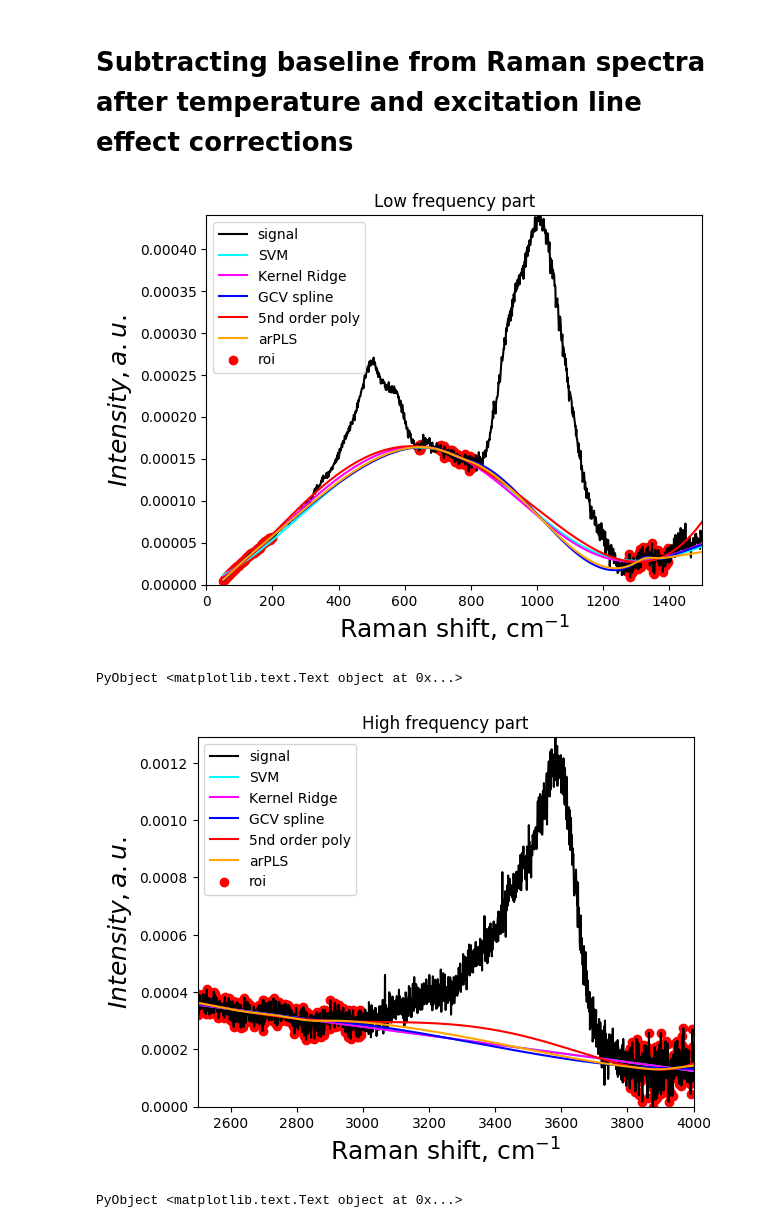
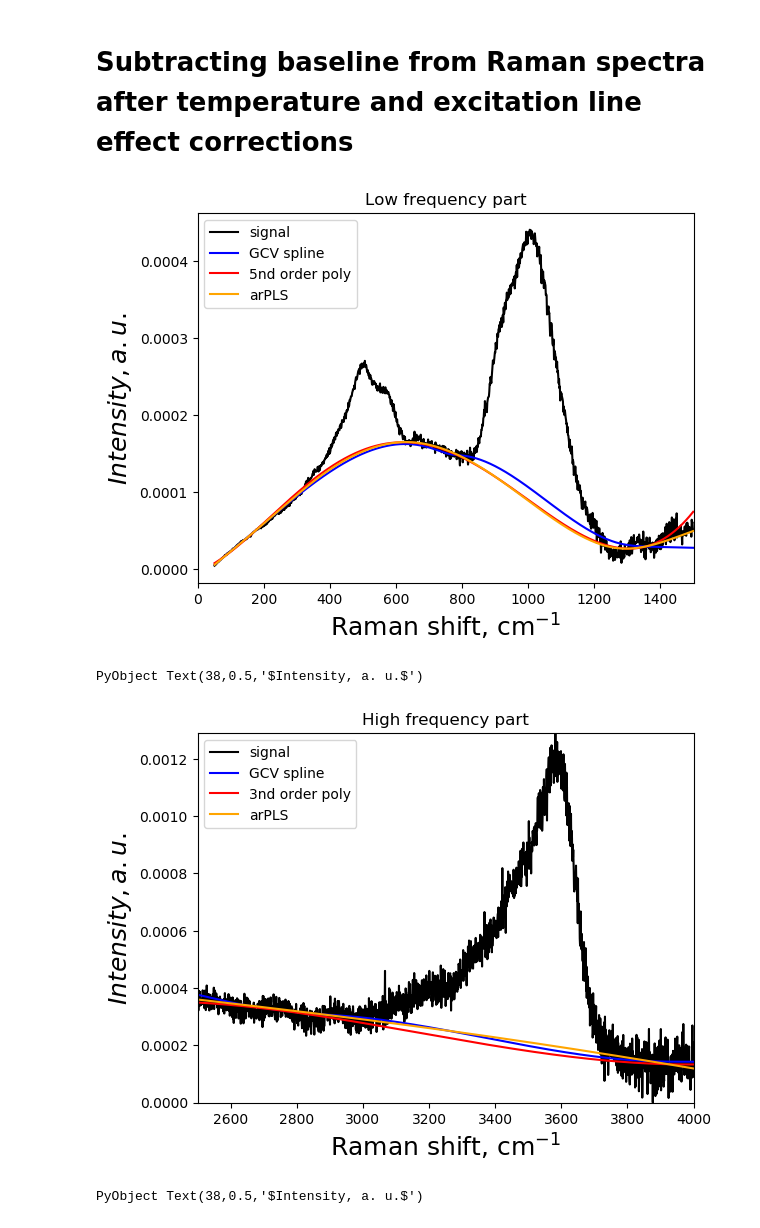
Before and after one commit to charlesll/Spectra.jl, a Jupyter notebook: examples/Baseline_examples.ipynb, the cells around one changed output. Cells and saved outputs as stored; diff of their text form; code cells hidden in the pictures.

```diff
--- a/examples/Baseline_examples.ipynb
+++ b/examples/Baseline_examples.ipynb
@@ -19,15 +18,13 @@ INFO: Recompiling stale cache file /Users/charles/.julia/lib/v0.5/Spectra.ji for
 Now we import one of the Raman spectrum from the example data folder, and we plot it to have a nice look at it.
 # %%
 # We import the spectrum
-spectra = readdlm("./data/r040.txt")
+spectra = readdlm("./data/r040.txt",'\t',Float64,'\n',skipstart=1)
 
 # We check that the x values (Raman shifts) are increasing, if not we flip the array
-if spectra[end,1] < spectra[1,1]
-    spectra = flipdim(spectra,1)
-end
+spectra = spectra[end:-1:1,:]
 
 # Before the temperature-excitation line correction, we remove the minimum value fo the spectrum. This limits the distortion of the spectrum:
-spectra[:,2] = spectra[:,2]-minimum(spectra[:,2])
+spectra[:,2] = spectra[:,2] .- minimum(spectra[:,2])
 
 # We perform the temperature-excitation line correction
 x, y_long,ese_long = tlcorrection(spectra,23.0,532.0);
@@ -62,64 +59,55 @@ PyObject <matplotlib.text.Text object at 0x...>
 # %%
 # We define the portions of the spectra where we want to fit the signal background.
 # They are called regions of interest (roi) or background interpolation regions (bir) in Spectra.jl.
 roi = [0. 200.; 640. 650.; 700. 810.; 1270. 1400.; 2500. 3000.; 3800. 4000.]
 
 # There we restrain the fit of the background to a specific low or high frequency wavelength.
-# This will affect the smoothing coefficient for th gcvspline for instance, or how behaves the
-# machine learning algorithms.
+# This will affect the smoothing coefficient for th gcvspline for instance
 x_fit=x[x.<1500]
 y_fit=y_long[x.<1500]
 
-y_svm, bas_svm = baseline(x_fit,y_fit,roi,"SVMregression")
-y_kr, bas_kr = baseline(x_fit,y_fit,roi,"KRregression")
-y_gcvspline, bas_gcvspline = baseline(x_fit,y_fit,roi,"gcvspline",p=0.4)
+y_gcvspline, bas_gcvspline = baseline(x_fit,y_fit,roi,"gcvspline",s=0.1)
 # We also try the polynomial function, with an explicit output of the x and y values used to fit the signal in the
 # xy_roi array. We will use it in the plots.
-y_poly, bas_poly, xy_roi = baseline(x_fit,y_fit,roi,"poly",p=5.0,roi_out="yes")
+y_poly, bas_poly = baseline(x_fit,y_fit,roi,"poly",polynomial_order=5)
 
-y_arpls, bas_arpls = baseline(x_fit,y_fit,roi,"arPLS",lambda=10.0^5,p=1.0)
+# arPLS algorithm
+y_arpls, bas_arpls = baseline(x_fit,y_fit,roi,"arPLS",lam=10.0^7,p=0.01)
 
 figure()
 title("Low frequency part")
 
 # plotting the initial signal and the roi
 plot(x_fit,y_fit,"black",label="signal")
-scatter(xy_roi[:,1],xy_roi[:,2],color="red",label="roi") # the signal used to fit the baselines
 
 # plotting the baselines
-plot(x_fit,bas_svm,"cyan",label="SVM")
-plot(x_fit,bas_kr,"magenta",label="Kernel Ridge")
 plot(x_fit,bas_gcvspline,"blue",label="GCV spline")
 plot(x_fit,bas_poly,"red",label="5nd order poly")
 plot(x_fit,bas_arpls,"orange",label="arPLS")
 
 # defining some things for the plot limits / labels / legend
 xlim(0,1500)
-ylim(0,maximum(y_fit[x_fit.<1500]))
+#ylim(0,maximum(y_fit[x_fit.<1500]))
 legend(loc="best")
 xlabel(L"Raman shift, cm$^{-1}$",fontsize=18)
 ylabel(L"Intensity, a. u.",fontsize=18)
 # %% [output]
-[figure, old version]
+[figure, new version]
-PyObject <matplotlib.text.Text object at 0x...>
+PyObject Text(38,0.5,'$Intensity, a. u.$')
 # %%
 x_fit=x[x.>2500.]
 y_fit=y_long[x.>2500.]
 
-y_svm, bas_svm = baseline(x_fit,y_fit,roi,"SVMregression")
-y_kr, bas_kr = baseline(x_fit,y_fit,roi,"KRregression")
-y_gcvspline, bas_gcvspline, xy_out = baseline(x_fit,y_fit,roi,"gcvspline",p=1.0,roi_out="yes")
-y_poly, bas_poly = baseline(x_fit,y_fit,roi,"poly",p=5.0)
-y_arpls, bas_arpls = baseline(x_fit,y_fit,roi,"arPLS",lambda=10.0^7,p=1.0)
+y_gcvspline, bas_gcvspline = baseline(x_fit,y_fit,roi,"gcvspline",s=1.0)
+y_poly, bas_poly = baseline(x_fit,y_fit,roi,"poly",polynomial_order=3)
+y_arpls, bas_arpls = baseline(x_fit,y_fit,roi,"arPLS",lam=10.0^11,p=0.01)
 
 figure()
 title("High frequency part")
 plot(x_fit,y_fit,"black",label="signal")
-scatter(xy_out[:,1],xy_out[:,2],color="red",label="roi")
-plot(x_fit,bas_svm,"cyan",label="SVM")
-plot(x_fit,bas_kr,"magenta",label="Kernel Ridge")
+
 plot(x_fit,bas_gcvspline,"blue",label="GCV spline")
-plot(x_fit,bas_poly,"red",label="5nd order poly")
+plot(x_fit,bas_poly,"red",label="3nd order poly")
 plot(x_fit,bas_arpls,"orange",label="arPLS")
 
 xlim(2500,4000)
@@ -128,5 +116,5 @@ legend(loc="best")
 xlabel(L"Raman shift, cm$^{-1}$",fontsize=18)
 ylabel(L"Intensity, a. u.",fontsize=18)
 # %% [output]
-[figure, old version]
+[figure, new version]
-PyObject <matplotlib.text.Text object at 0x...>
+PyObject Text(38,0.5,'$Intensity, a. u.$')
```
Also changed, not shown: parts of 6 cells of this notebook, 29 other files.
